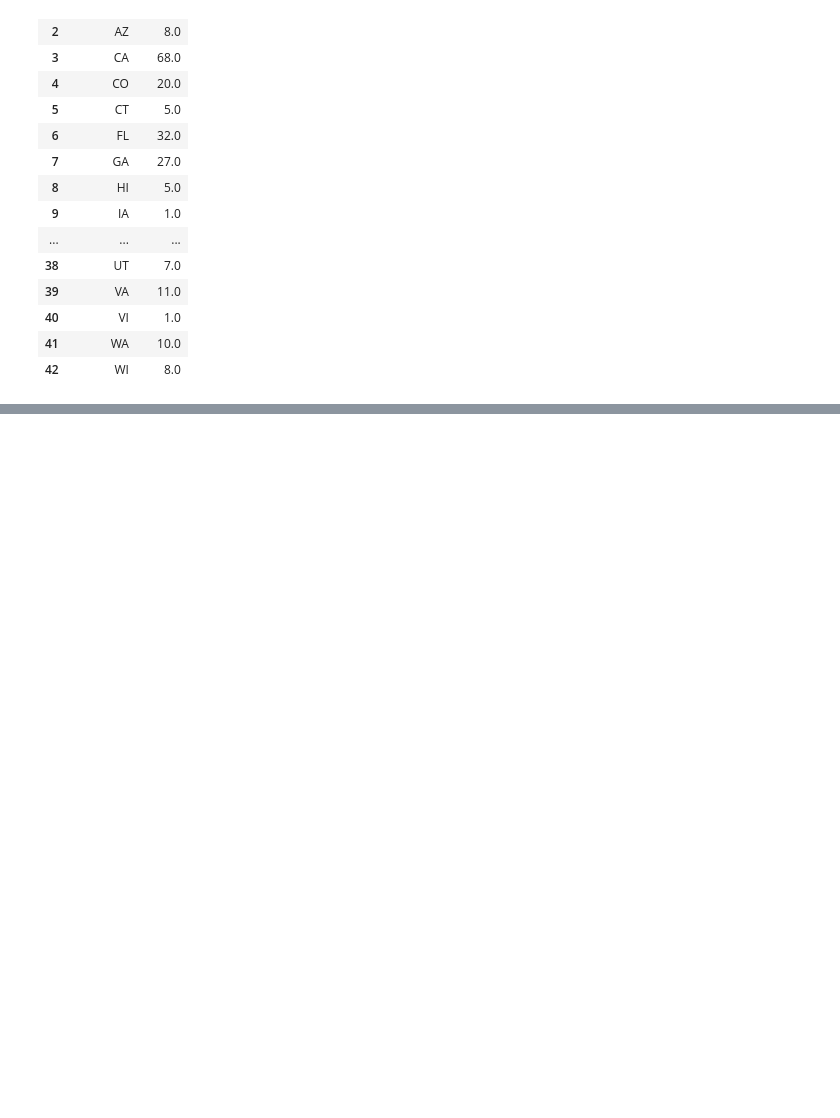
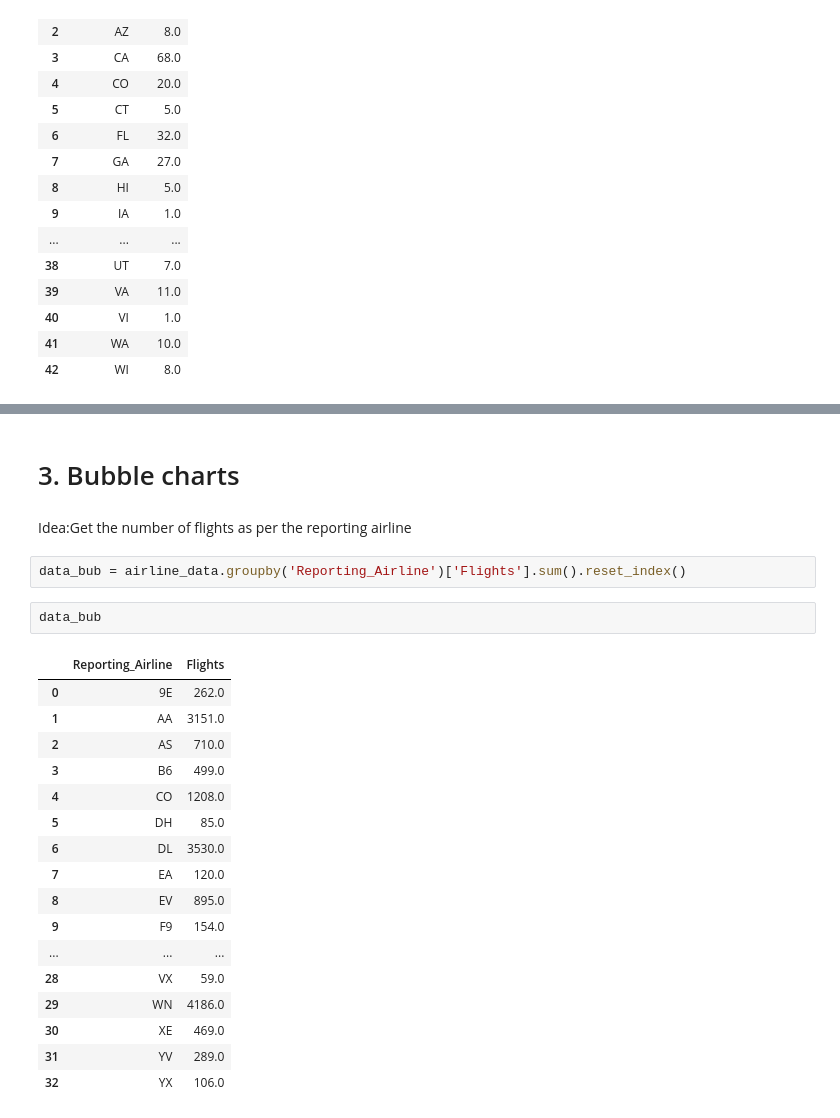
Before and after one commit to sambasivaraokambala/viz-Python, a Jupyter notebook: plotly_basics.ipynb, the cells around one changed output, grey strips where cells are left out. Cells and saved outputs as stored; diff of their text form; blank space fills up the shorter version.

```diff
--- a/plotly_basics.ipynb
+++ b/plotly_basics.ipynb
@@ -100,3 +100,29 @@ fig = px.bar(bar_data,x = bar_data['DestState'], y = bar_data['Flights'], title=
 fig.show()
 # %% [output]
 [interactive output not drawn]
+# %% [markdown]
+# 3. Bubble charts
+# %% [markdown]
+Idea:Get the number of flights as per the reporting airline
+# %%
+data_bub = airline_data.groupby('Reporting_Airline')['Flights'].sum().reset_index()
+# %%
+data_bub
+# %% [output]
+|  | Reporting_Airline | Flights |
+| 0 | 9E | 262.0 |
+| 1 | AA | 3151.0 |
+| 2 | AS | 710.0 |
+| 3 | B6 | 499.0 |
+| 4 | CO | 1208.0 |
+| 5 | DH | 85.0 |
+| 6 | DL | 3530.0 |
+| 7 | EA | 120.0 |
+| 8 | EV | 895.0 |
+| 9 | F9 | 154.0 |
+| ... | ... | ... |
+| 28 | VX | 59.0 |
+| 29 | WN | 4186.0 |
+| 30 | XE | 469.0 |
+| 31 | YV | 289.0 |
+| 32 | YX | 106.0 |
```
Also changed, not shown: parts of 1 cell of this notebook.
